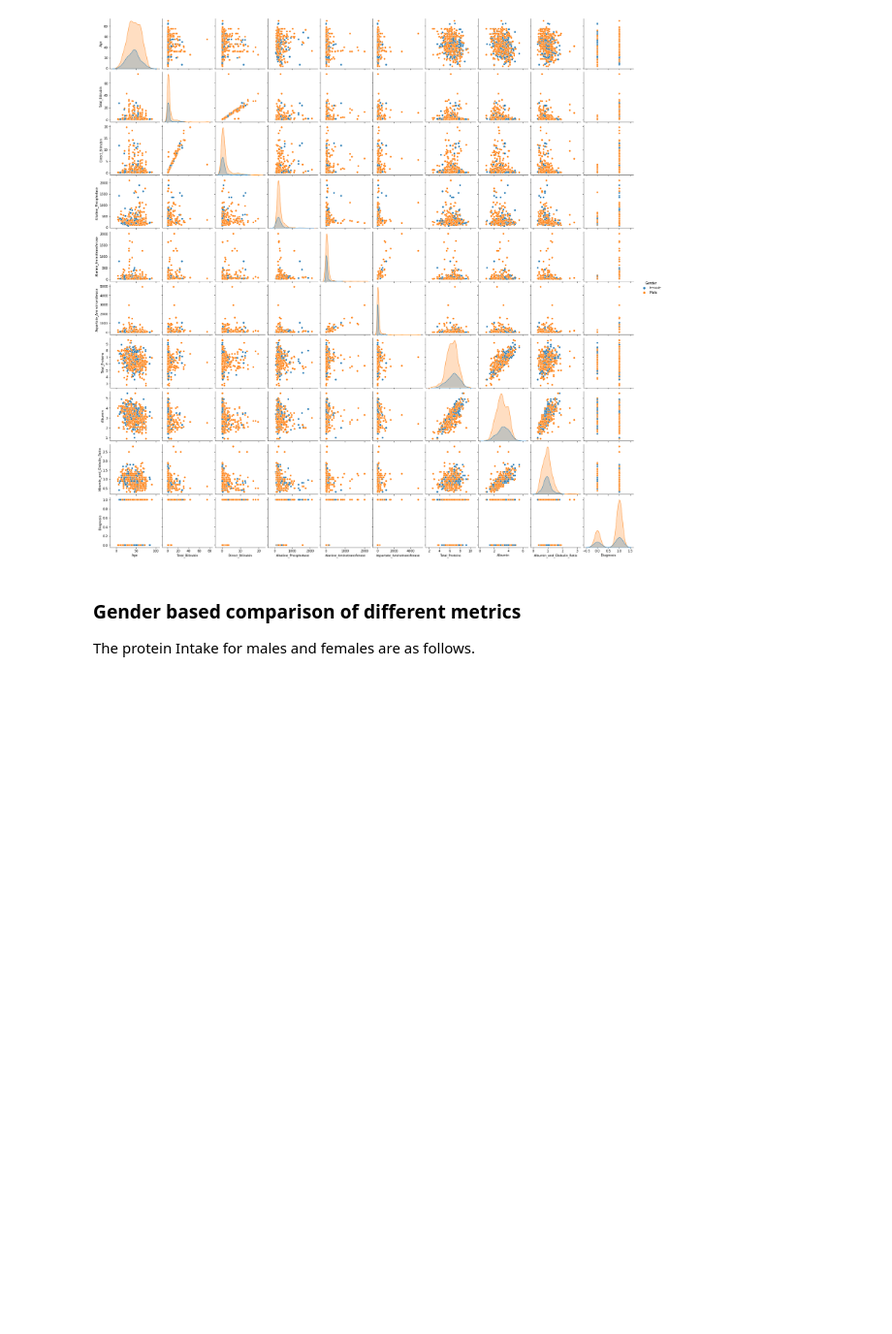
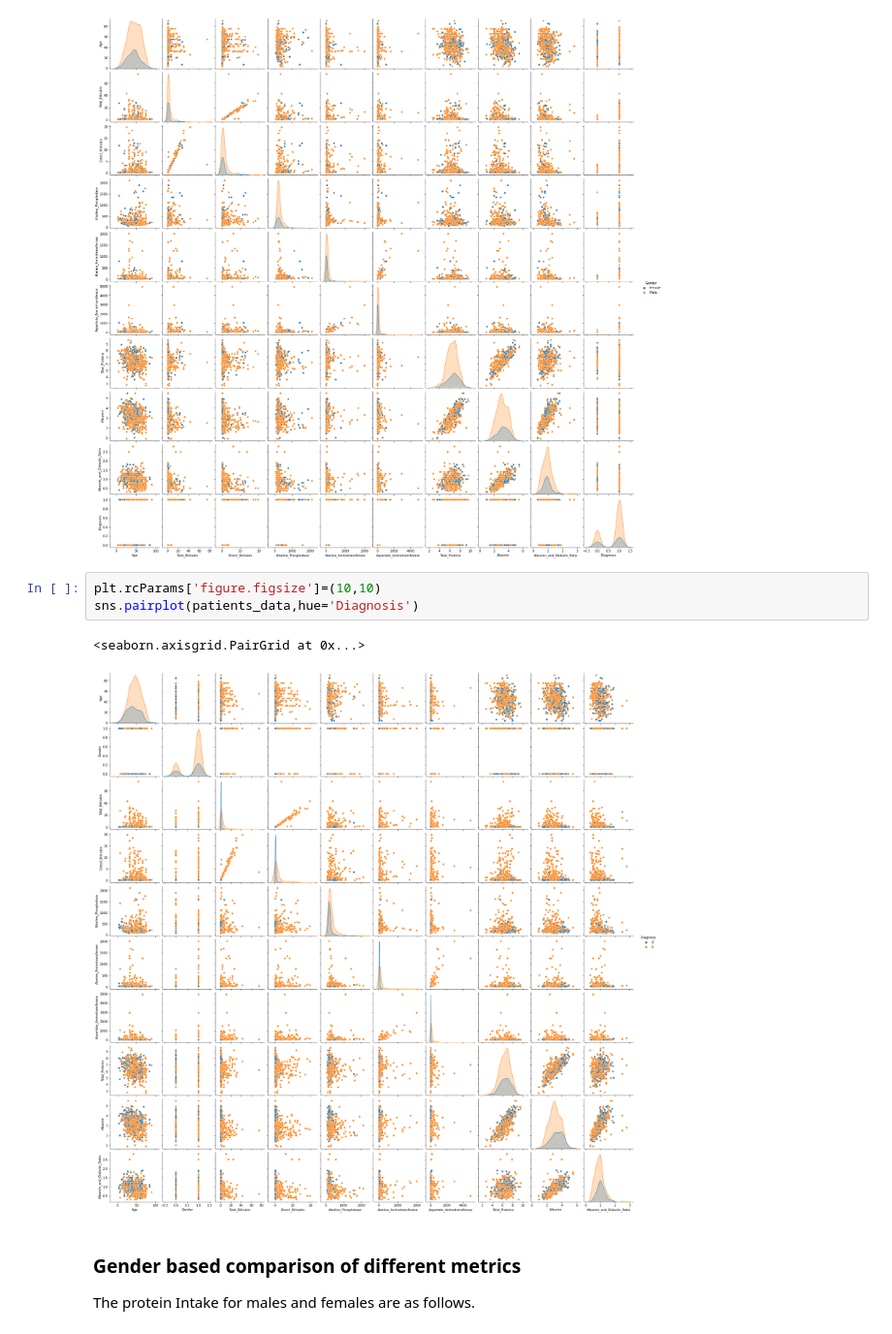
Before and after one commit to unh-projects/liver-disease-detection, a Jupyter notebook: liver-disease-EDA.ipynb, the cells around one changed output. Shown at 97% size. Cells and saved outputs as stored; diff of their text form; blank space fills up the shorter version.

```diff
--- a/liver-disease-EDA.ipynb
+++ b/liver-disease-EDA.ipynb
@@ -135,6 +135,12 @@ sns.pairplot(patients_data,hue='Gender')
 # %% [output]
 <seaborn.axisgrid.PairGrid at 0x...>
 [figure]
+# %%
+plt.rcParams['figure.figsize']=(10,10)
+sns.pairplot(patients_data,hue='Diagnosis')
+# %% [output]
+<seaborn.axisgrid.PairGrid at 0x...>
+[figure, added]
 # %% [markdown]
 ### Gender based comparison of different metrics
 
```
Also changed, not shown: parts of 11 cells of this notebook.
